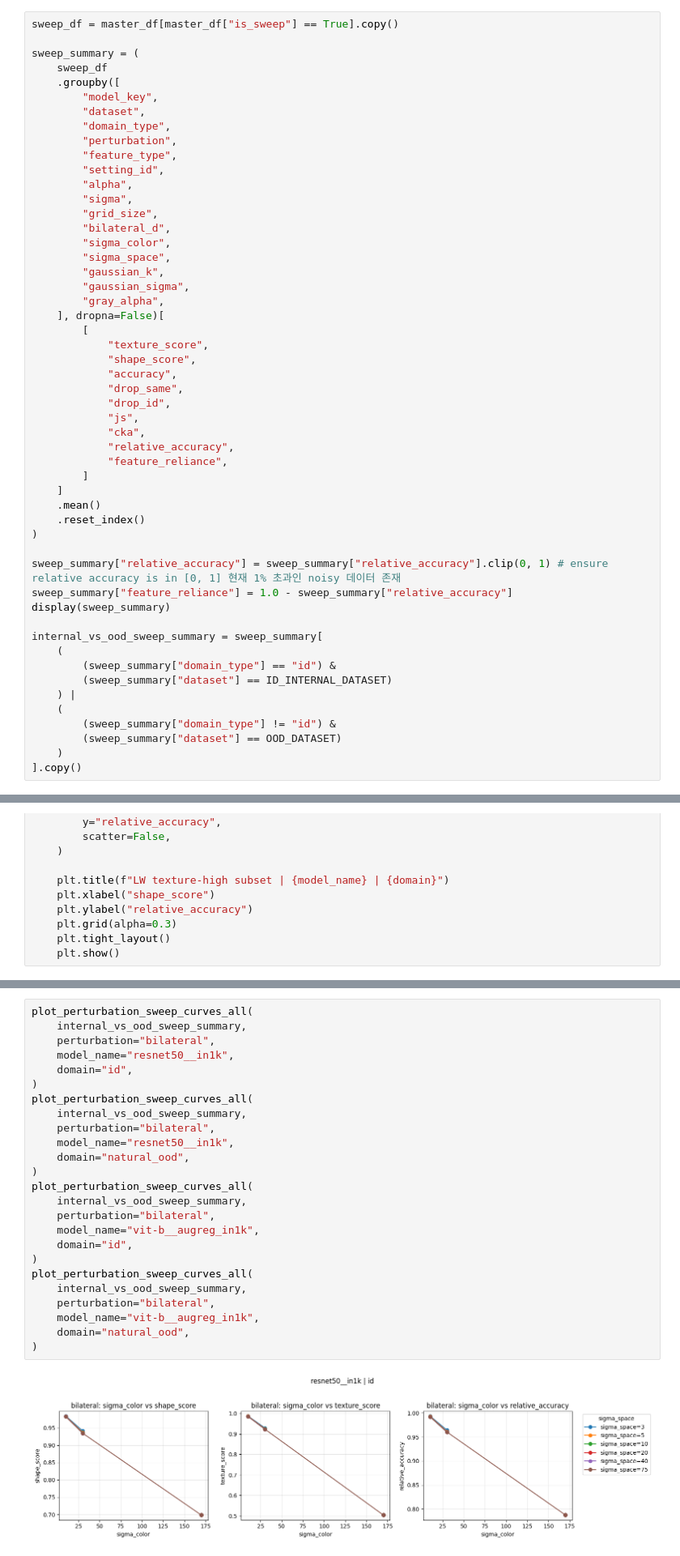
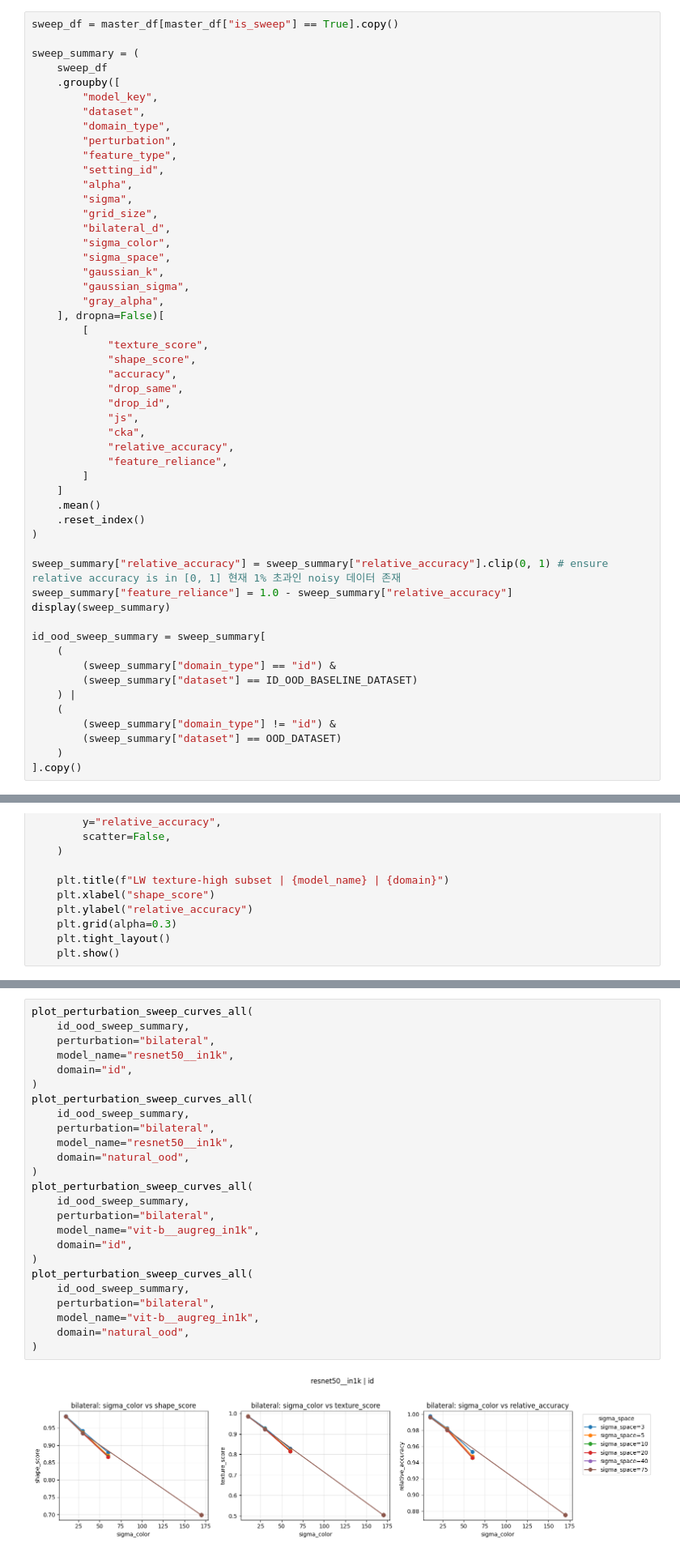
Before and after one commit to sdsdsdsdaf/Feature-Reliance, a Jupyter notebook: results_analysis.ipynb, the cells around one changed output, grey strips where cells are left out. Shown at 81% size. Drawn from its saved outputs; the diff is of its cells as text.

```diff
--- a/results_analysis.ipynb
+++ b/results_analysis.ipynb
@@ -923,10 +923,10 @@ sweep_summary["relative_accuracy"] = sweep_summary["relative_accuracy"].clip(0,
 sweep_summary["feature_reliance"] = 1.0 - sweep_summary["relative_accuracy"]
 display(sweep_summary)
 
-internal_vs_ood_sweep_summary = sweep_summary[
+id_ood_sweep_summary = sweep_summary[
     (
         (sweep_summary["domain_type"] == "id") &
-        (sweep_summary["dataset"] == ID_INTERNAL_DATASET)
+        (sweep_summary["dataset"] == ID_OOD_BASELINE_DATASET)
     ) |
     (
         (sweep_summary["domain_type"] != "id") &
@@ -1209,27 +1209,27 @@ plot_lw_texture_high_shape_vs_acc(
 # %%
 plot_perturbation_sweep_curves_all(
-    internal_vs_ood_sweep_summary,
+    id_ood_sweep_summary,
     perturbation="bilateral",
     model_name="resnet50__in1k",
     domain="id",
 )
 plot_perturbation_sweep_curves_all(
-    internal_vs_ood_sweep_summary,
+    id_ood_sweep_summary,
     perturbation="bilateral",
     model_name="resnet50__in1k",
     domain="natural_ood",
 )
 plot_perturbation_sweep_curves_all(
-    internal_vs_ood_sweep_summary,
+    id_ood_sweep_summary,
     perturbation="bilateral",
     model_name="vit-b__augreg_in1k",
     domain="id",
 )
 plot_perturbation_sweep_curves_all(
-    internal_vs_ood_sweep_summary,
+    id_ood_sweep_summary,
     perturbation="bilateral",
     model_name="vit-b__augreg_in1k",
     domain="natural_ood",
 )
 # %% [output]
-[figure, old version]
+[figure, new version]
```
Also changed, not shown: parts of 22 cells of this notebook, 4 other files.
